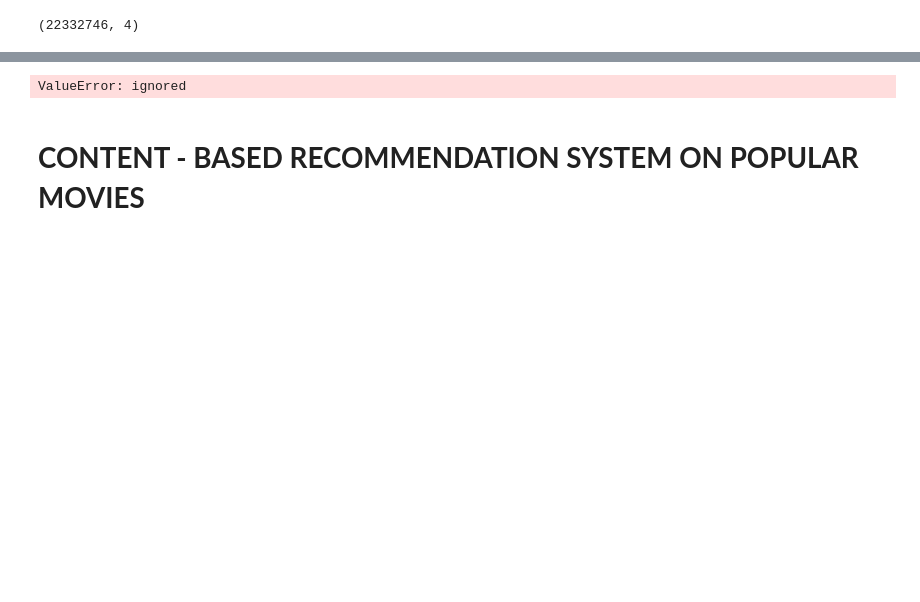
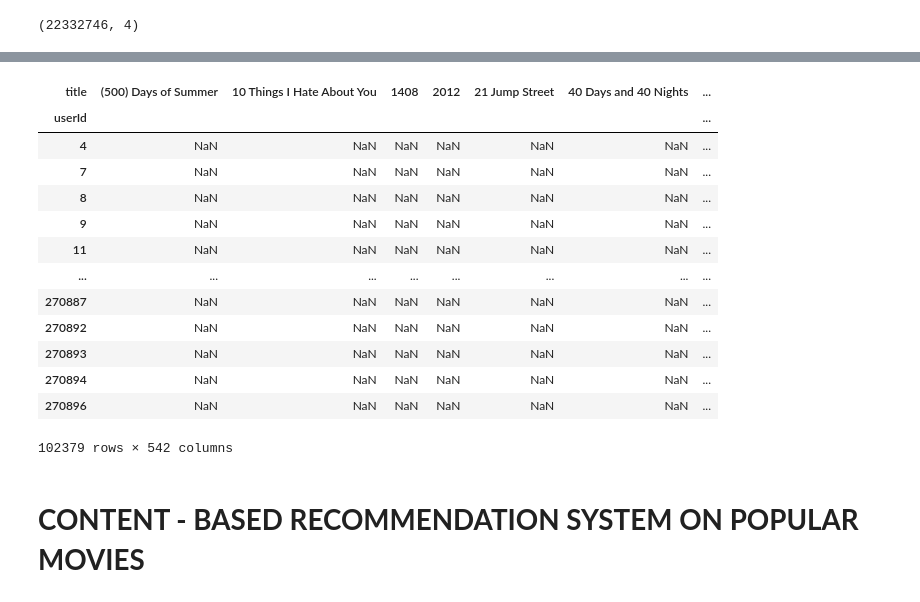
Before and after one commit to disha2sinha/Movie-Recommendation-System, a Jupyter notebook: Recommendation_System.ipynb, the cells around one changed output, grey strips where cells are left out. Saved outputs shown, nothing was run; the diff lists cells and outputs as text; code cells hidden in the pictures; blank space fills up the shorter version.

```diff
--- a/Recommendation_System.ipynb
+++ b/Recommendation_System.ipynb
@@ -229,6 +254,19 @@ final_ratings.shape
 # %%
-final_ratings.pivot(index='userId',columns='movieId',values='rating')
+final_ratings.groupby('userId').head().pivot(index='userId',columns='title',values='rating')
 # %% [output]
+| title | (500) Days of Summer | 10 Things I Hate About You | 1408 | 2012 | 21 Jump Street | 40 Days and 40 Nights | ... |
+| userId |  |  |  |  |  |  | ... |
+| 4 | NaN | NaN | NaN | NaN | NaN | NaN | ... |
+| 7 | NaN | NaN | NaN | NaN | NaN | NaN | ... |
+| 8 | NaN | NaN | NaN | NaN | NaN | NaN | ... |
+| 9 | NaN | NaN | NaN | NaN | NaN | NaN | ... |
+| 11 | NaN | NaN | NaN | NaN | NaN | NaN | ... |
+| ... | ... | ... | ... | ... | ... | ... | ... |
+| 270887 | NaN | NaN | NaN | NaN | NaN | NaN | ... |
+| 270892 | NaN | NaN | NaN | NaN | NaN | NaN | ... |
+| 270893 | NaN | NaN | NaN | NaN | NaN | NaN | ... |
+| 270894 | NaN | NaN | NaN | NaN | NaN | NaN | ... |
+| 270896 | NaN | NaN | NaN | NaN | NaN | NaN | ... |
-ValueError: ignored
+102379 rows × 542 columns
 # %% [markdown]
 # **CONTENT - BASED RECOMMENDATION SYSTEM ON POPULAR MOVIES**
```
Also changed, not shown: parts of 2 cells of this notebook.
